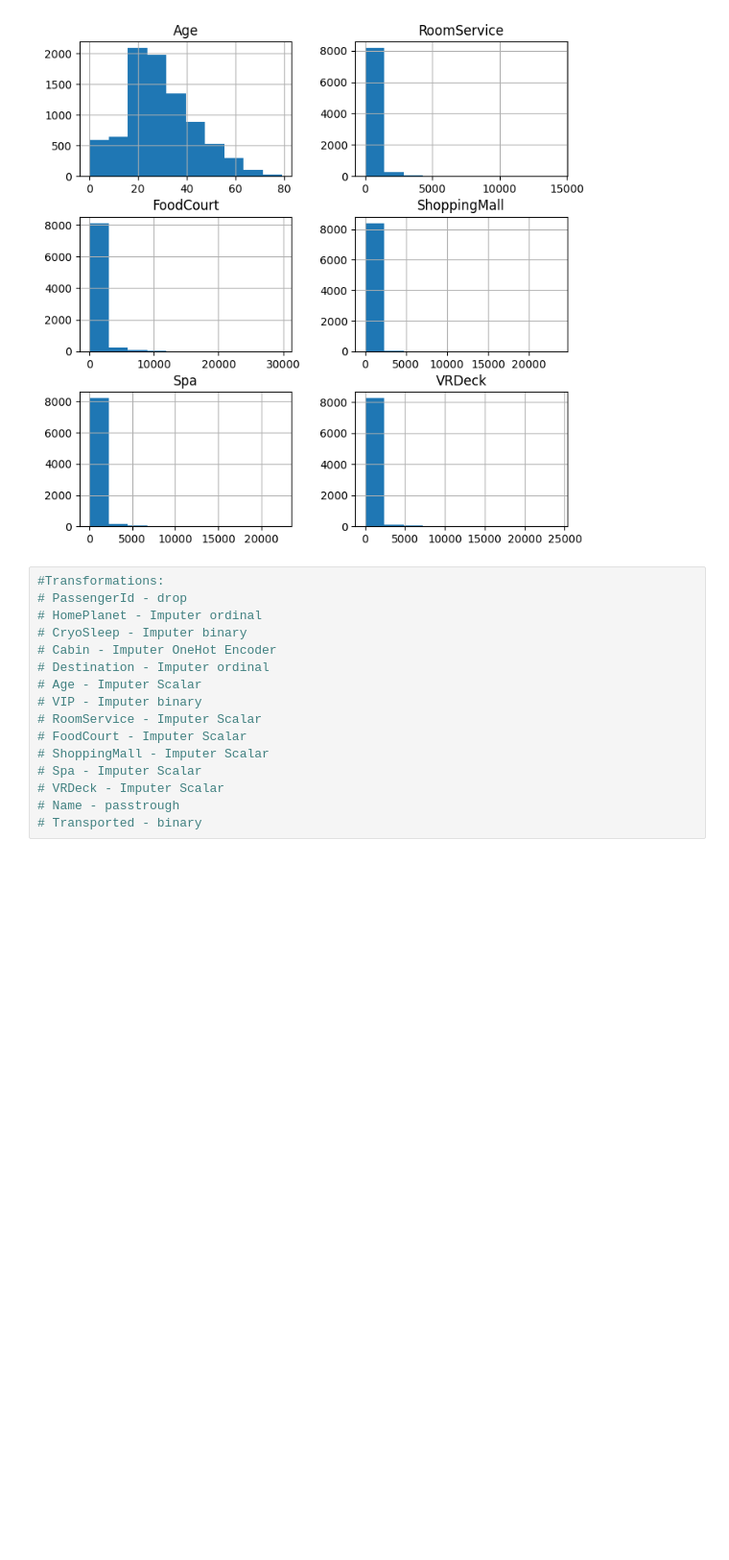
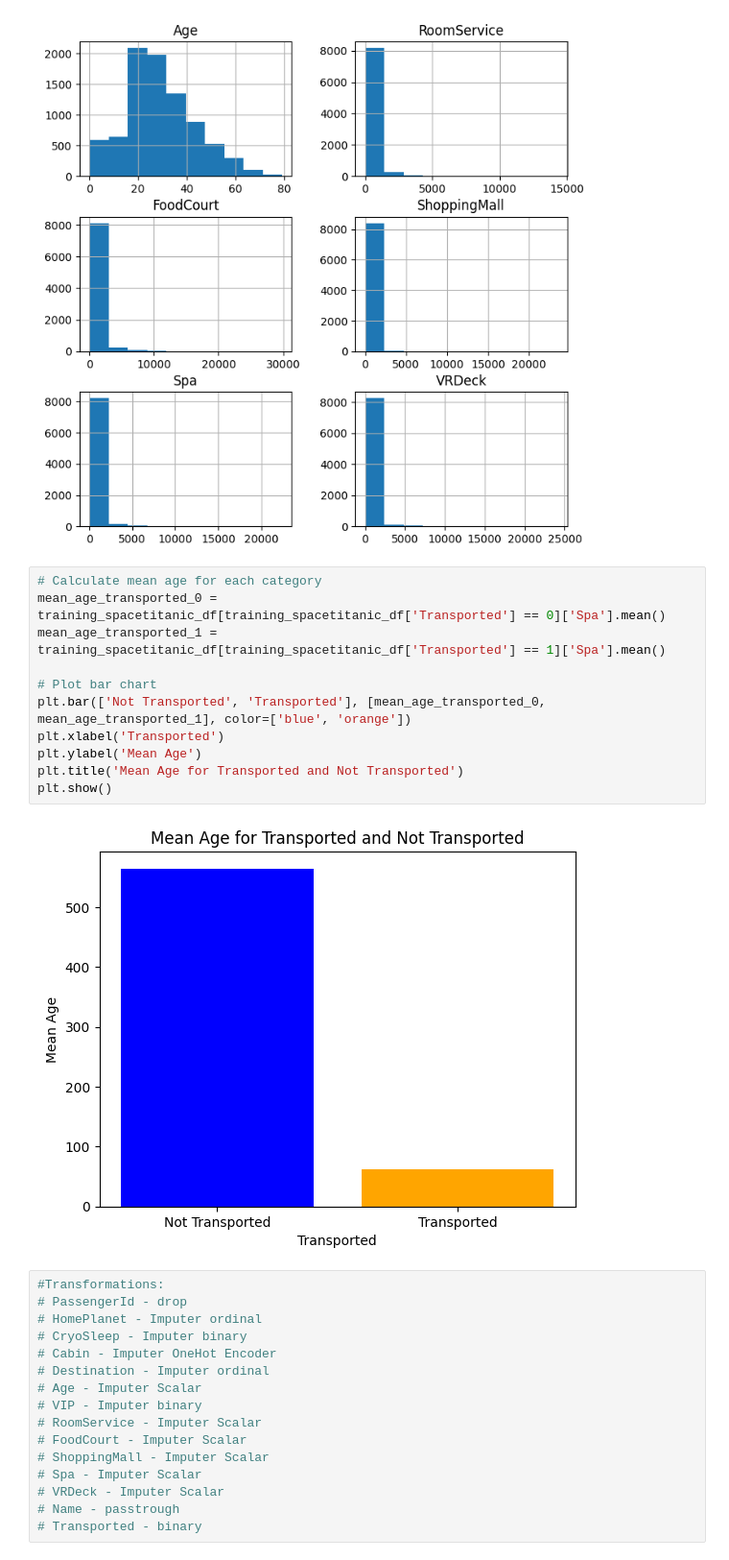
Before and after one commit to TrueDisciple/SpaceTitanic, a Jupyter notebook: SpaceTitanicNotebook.ipynb, the cells around one changed output. Shown at 96% size. Cells and saved outputs as stored; diff of their text form; blank space fills up the shorter version.

```diff
--- a/SpaceTitanicNotebook.ipynb
+++ b/SpaceTitanicNotebook.ipynb
@@ -87,6 +95,19 @@ array([[<Axes: title={'center': 'Age'}>,
        [<Axes: title={'center': 'Spa'}>,
         <Axes: title={'center': 'VRDeck'}>]], dtype=object)
 [figure]
+# %%
+# Calculate mean age for each category
+mean_age_transported_0 = training_spacetitanic_df[training_spacetitanic_df['Transported'] == 0]['Spa'].mean()
+mean_age_transported_1 = training_spacetitanic_df[training_spacetitanic_df['Transported'] == 1]['Spa'].mean()
+
+# Plot bar chart
+plt.bar(['Not Transported', 'Transported'], [mean_age_transported_0, mean_age_transported_1], color=['blue', 'orange'])
+plt.xlabel('Transported')
+plt.ylabel('Mean Age')
+plt.title('Mean Age for Transported and Not Transported')
+plt.show()
+# %% [output]
+[figure, added]
 # %%
 #Transformations:
 # PassengerId - drop
```
Also changed, not shown: parts of 7 cells of this notebook.
